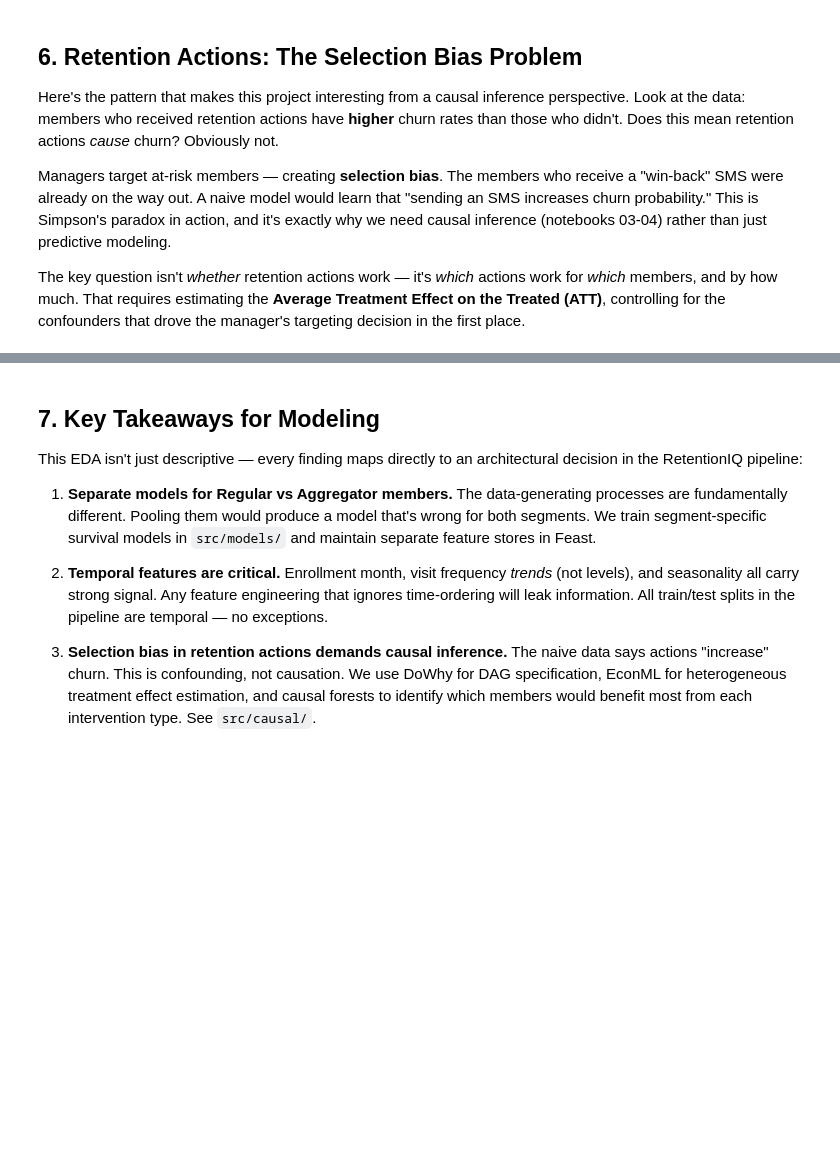
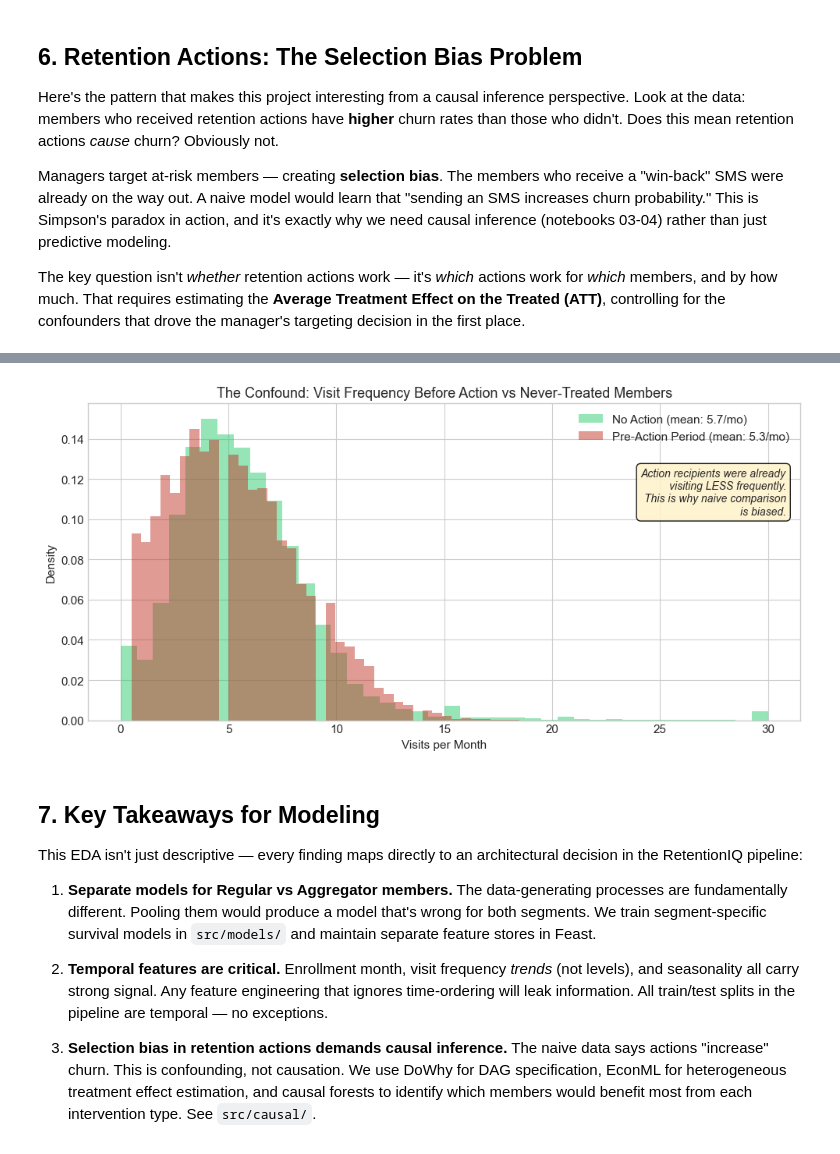
Before and after one commit to joaocordova/retentioniq, a Jupyter notebook: notebooks/01_eda.ipynb, the cells around one changed output, grey strips where cells are left out. Cells and saved outputs as stored; diff of their text form; code cells hidden in the pictures; blank space fills up the shorter version.

```diff
--- a/notebooks/01_eda.ipynb
+++ b/notebooks/01_eda.ipynb
@@ -606,6 +691,9 @@ print(f"Actions taken after churn: {(churned_with_actions['days_before_churn'] <
 # ── The confounding visual: action recipients had LOWER visit frequency ──────
 # This is the smoking gun for selection bias. Members who received actions
 # were already visiting less frequently — that's WHY they were targeted.
+
+# Ensure members_with_visits has the received_action column
+members_with_visits["received_action"] = members_with_visits["member_id"].isin(actions["member_id"].unique())
 
 # Compute avg visits/month in the 60 days BEFORE the first action (for action recipients)
 first_action = actions.groupby("member_id")["action_date"].min().reset_index(name="first_action_date")
@@ -629,33 +717,35 @@ pre_action_rate = (
 )
 pre_action_rate["visits_per_month_pre"] = pre_action_rate["visits_60d"] / 2.0  # 60 days ~ 2 months
 
 # For non-action members: overall visit rate (as comparison baseline)
 no_action_members = members_with_visits[~members_with_visits["received_action"]].copy()
 
 fig, ax = plt.subplots(figsize=(10, 5))
 
 # Action recipients: pre-action visit rate
 action_rate_data = pre_action_rate["visits_per_month_pre"].clip(upper=30)
 no_action_rate_data = no_action_members["visits_per_month"].clip(upper=30)
 
 ax.hist(no_action_rate_data, bins=40, alpha=0.5, color="#2ecc71", density=True,
         label=f"No Action (mean: {no_action_rate_data.mean():.1f}/mo)")
 ax.hist(action_rate_data, bins=40, alpha=0.5, color="#c0392b", density=True,
         label=f"Pre-Action Period (mean: {action_rate_data.mean():.1f}/mo)")
 
 ax.set_title("The Confound: Visit Frequency Before Action vs Never-Treated Members")
 ax.set_xlabel("Visits per Month")
 ax.set_ylabel("Density")
 ax.legend(fontsize=11)
 
 ax.text(0.98, 0.65,
         "Action recipients were already\nvisiting LESS frequently.\n"
         "This is why naive comparison\nis biased.",
         transform=ax.transAxes, ha="right", fontsize=10, style="italic",
         bbox=dict(boxstyle="round,pad=0.4", facecolor="#fff3cd", alpha=0.9))
 
 plt.tight_layout()
 plt.show()
+# %% [output]
+[figure, added]
 # %% [markdown]
 ## 7. Key Takeaways for Modeling
 
```
Also changed, not shown: parts of 13 cells of this notebook, 3 other files.
